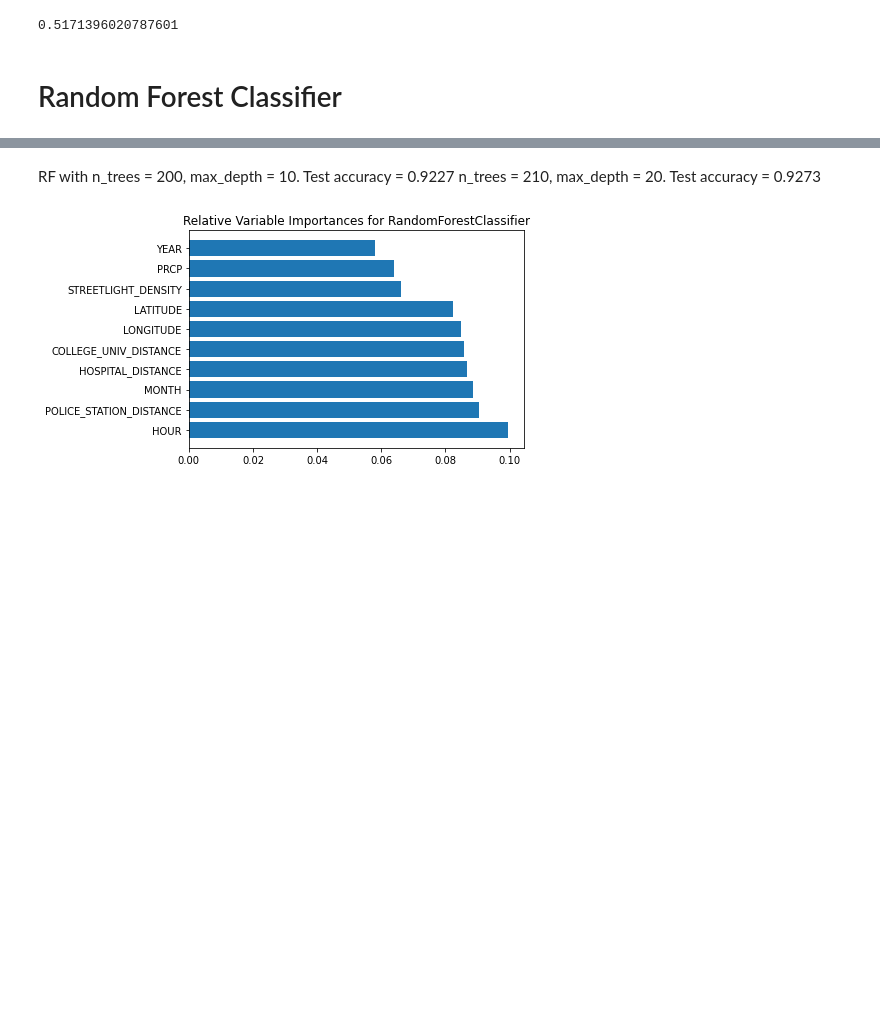
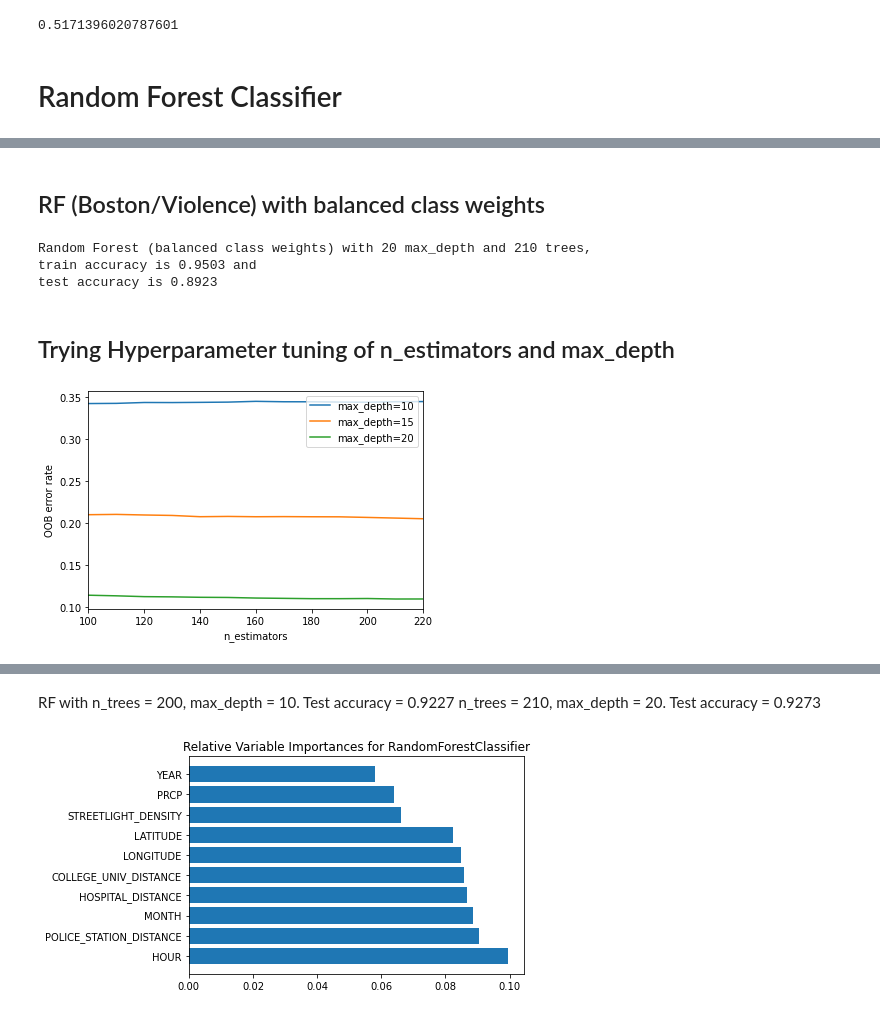
Before and after one commit to YolandaMDavis/cs109a-fall2020, a Jupyter notebook: FinalProject_models_James.ipynb, the cells around one changed output, grey strips where cells are left out. Drawn from its saved outputs; the diff is of its cells as text; code cells hidden in the pictures; blank space fills up the shorter version.

```diff
--- a/FinalProject_models_James.ipynb
+++ b/FinalProject_models_James.ipynb
@@ -303,0 +327,79 @@ Wall time: 2min 44s
+# %% [markdown]
+## RF (Boston/Violence) with balanced class weights
+# %%
+# use balanced weights for Boston RF
+n_trees = 210
+tree_depth = 20
+
+rf_boston_bal = RandomForestClassifier(max_depth=tree_depth, n_estimators=n_trees, max_features='sqrt', class_weight='balanced_subsample', random_state=random_state)
+rf_boston_bal.fit(boston_X_train, boston_y_train)
+
+y_pred_train_rf_boston_bal = rf_boston_bal.predict(boston_X_train)
+y_pred_test_rf_boston_bal = rf_boston_bal.predict(boston_X_test)
+
+rf_train_score_boston_bal = accuracy_score(boston_y_train, y_pred_train_rf_boston_bal)
+rf_test_score_boston_bal = accuracy_score(boston_y_test, y_pred_test_rf_boston_bal)
+
+print(f"""Random Forest (balanced class weights) with {tree_depth} max_depth and {n_trees} trees,
+train accuracy is {rf_train_score_boston_bal:.4f} and
+test accuracy is {rf_test_score_boston_bal:.4f}""")
+# %% [output]
+Random Forest (balanced class weights) with 20 max_depth and 210 trees,
+train accuracy is 0.9503 and
+test accuracy is 0.8923
+# %% [markdown]
+## Trying Hyperparameter tuning of n_estimators and max_depth
+# %%
+%%time
+from collections import OrderedDict
+ensemble_clfs = [
+    (10,
+        RandomForestClassifier(
+                               oob_score=True,
+                               max_depth = 10,
+                               class_weight='balanced_subsample',
+                               random_state=random_state)),
+    (15,
+        RandomForestClassifier(
+                               oob_score=True,
+                               max_depth = 15,
+                               class_weight='balanced_subsample',
+                               random_state=random_state)),
+    (20,
+        RandomForestClassifier(
+                               oob_score=True,
+                               max_depth = 20,
+                               class_weight='balanced_subsample',
+                               random_state=random_state)),
+
+]
+
+# Map a label (the value of `min_samples_leaf`) to a list of (model, oob error) tuples.
+error_rate = OrderedDict((label, []) for label, _ in ensemble_clfs)
+
+min_estimators = 100
+max_estimators = 220
+
+for label, clf in ensemble_clfs:
+    for i in range(min_estimators, max_estimators + 1, 10):
+        clf.set_params(n_estimators=i)
+        clf.fit(boston_X_train, boston_y_train)
+
+        # Record the OOB error for each model. Error is 1 - oob_score
+        # oob_score: score of the training dataset obtained using an
+        # out-of-bag estimate.
+        # OOB error rate is % of num_missclassified/total observations
+        oob_error = 1 - clf.oob_score_
+        error_rate[label].append((i, oob_error))
+
+for label, clf_err in error_rate.items():
+    xs, ys = zip(*clf_err)
+    plt.plot(xs, ys, label=f'max_depth={label}')
+
+plt.xlim(min_estimators, max_estimators)
+plt.xlabel("n_estimators")
+plt.ylabel("OOB error rate")
+plt.legend(loc="upper right")
+plt.show()
+# %% [output]
+[figure, added]
```
Also changed, not shown: parts of 62 cells of this notebook.
